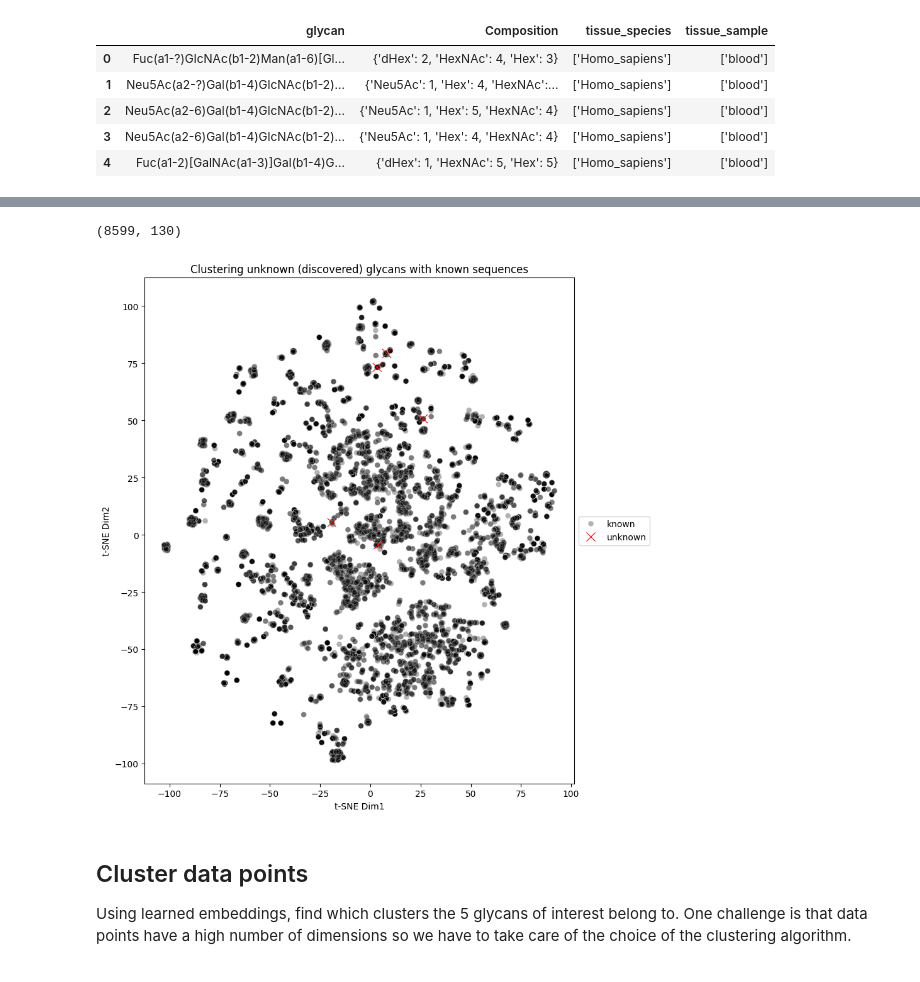
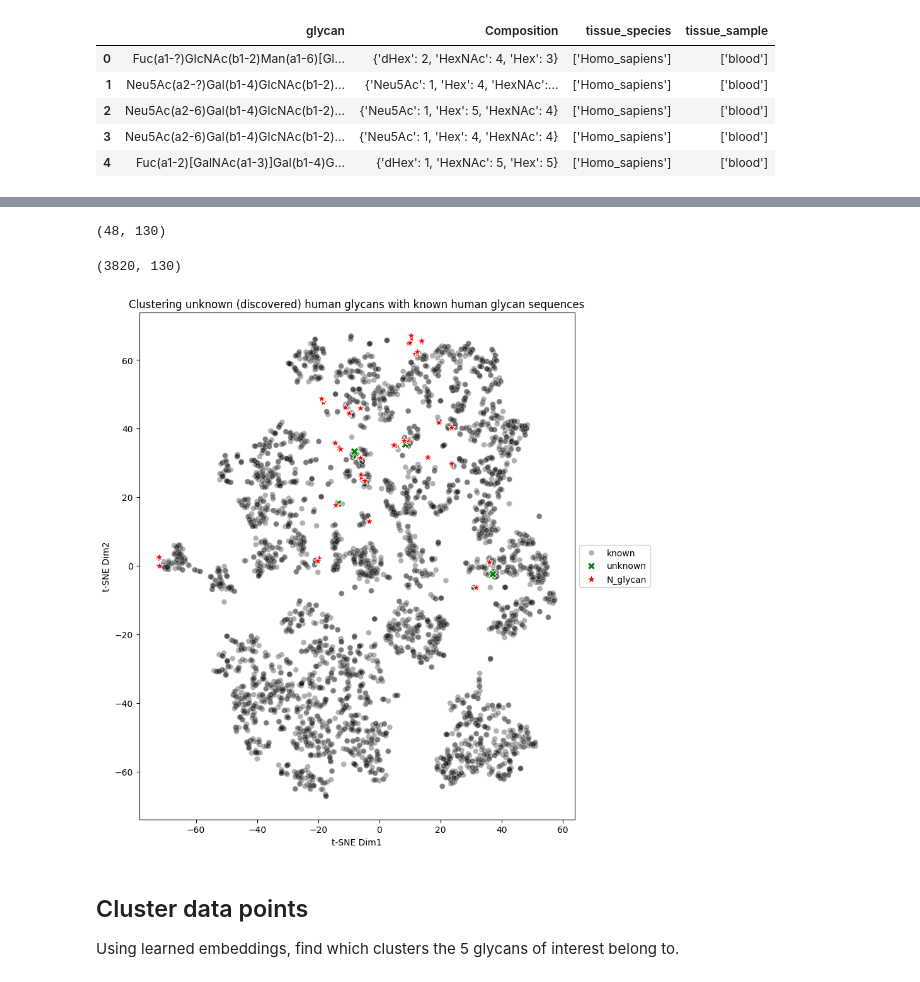
Before and after one commit to PhiCtl/glycan-biomarkers, a Jupyter notebook: src/Task_2/glycan_embedding.ipynb, the cells around one changed output, grey strips where cells are left out. Cells and saved outputs as stored; diff of their text form; code cells hidden in the pictures.

Commit message:
Model training code

```diff
--- a/src/Task_2/glycan_embedding.ipynb
+++ b/src/Task_2/glycan_embedding.ipynb
@@ -56,6 +71,6 @@ df_glycan_list
 | 3 | Neu5Ac(a2-6)Gal(b1-4)GlcNAc(b1-2)... | {'Neu5Ac': 1, 'Hex': 4, 'HexNAc': 4} | ['Homo_sapiens'] | ['blood'] |
 | 4 | Fuc(a1-2)[GalNAc(a1-3)]Gal(b1-4)G... | {'dHex': 1, 'HexNAc': 5, 'Hex': 5} | ['Homo_sapiens'] | ['blood'] |
 # %%
-df_glycan[['glycan', 'disease_association']].head()
-#df_glycan.columns
+df_glycan = df_glycan[~df_glycan['glycan'].isin(df_glycan_list['glycan'].to_list())] # Remove glycans of interest from the curated list...
+df_glycan.shape
 # %% [output]
@@ -123,6 +219,14 @@ df_learned_rep.head()
+# %%
+human_n_glycans = df_N_glycans.explode('Species').drop_duplicates(['Species', 'glycan'])
+df_learned_rep_N = glycans_to_emb(human_n_glycans['glycan'].to_numpy(), model)
+df_learned_rep_N['glycan'] = human_n_glycans['glycan']
+df_learned_rep_N['type'] = ['N_glycan'] * len(df_learned_rep_N)
+print(df_learned_rep_N.shape)
+# %% [output]
+(48, 130)
 # %%
 human_glycans = df_glycan.explode('tissue_species')
-human_glycans = human_glycans[human_glycans['tissue_species'] == 'Homo_sapiens']
+human_glycans = human_glycans[human_glycans['tissue_species'] == 'Homo_sapiens'].drop_duplicates(['glycan', 'tissue_species'])
 glycans_exhaustive = human_glycans['glycan'].to_numpy()
 df_learned_rep_exhaustive = glycans_to_emb(glycans_exhaustive, model)
 df_learned_rep_exhaustive['glycan'] = human_glycans['glycan'].to_numpy()
@@ -130,28 +234,29 @@ df_learned_rep_exhaustive['type'] = ['known'] * len(df_learned_rep_exhaustive)
 # %%
 df_learned_rep_exhaustive.shape
 # %% [output]
-(8599, 130)
+(3820, 130)
 # %%
 from sklearn.manifold import TSNE
 import seaborn as sns
 import matplotlib.pyplot as plt
 
-tsne_emb = TSNE(random_state = 42).fit_transform(pd.concat([df_learned_rep_exhaustive, df_learned_rep]).drop(['glycan', 'type'], axis=1))
+tsne_emb = TSNE(random_state = 42).fit_transform(pd.concat([df_learned_rep_exhaustive, df_learned_rep, df_learned_rep_N]).drop(['glycan', 'type'], axis=1))
 # %%
 plt.figure(figsize = (9, 9))
-sns.scatterplot(x = tsne_emb[:-5,0], y = tsne_emb[:-5,1], s = 40, alpha = 0.3,
+sns.scatterplot(x = tsne_emb[:3820,0], y = tsne_emb[:3820,1], s = 40, alpha = 0.3,
                 hue = df_learned_rep_exhaustive['type'].values.tolist(), palette=['black'])
-sns.scatterplot(x = tsne_emb[-5:,0], y = tsne_emb[-5:,1], s = 100,
-                hue = df_learned_rep['type'].values.tolist(), marker='x', palette=['red'])
+sns.scatterplot(x = tsne_emb[3820:3825,0], y = tsne_emb[3820:3825,1], s = 80,
+                hue = df_learned_rep['type'].values.tolist(), marker='X', palette=['green'])
+sns.scatterplot(x = tsne_emb[-48:,0], y = tsne_emb[-48:,1], s = 100,
+                hue = df_learned_rep_N['type'].values.tolist(), marker='*', palette=['red'])
 plt.legend(loc = 'center left', bbox_to_anchor = (1, 0.5))
 plt.xlabel('t-SNE Dim1')
 plt.ylabel('t-SNE Dim2')
-plt.title('Clustering unknown (discovered) glycans with known sequences')
+plt.title('Clustering unknown (discovered) human glycans with known human glycan sequences')
 plt.tight_layout()
 # %% [output]
-[figure, old version]
+[figure, new version]
 # %% [markdown]
 ## Cluster data points
 
 Using learned embeddings, find which clusters the 5 glycans of interest belong to.
-One challenge is that data points have a high number of dimensions so we have to take care of the choice of the clustering algorithm.
```
Also changed, not shown: parts of 27 cells of this notebook.
